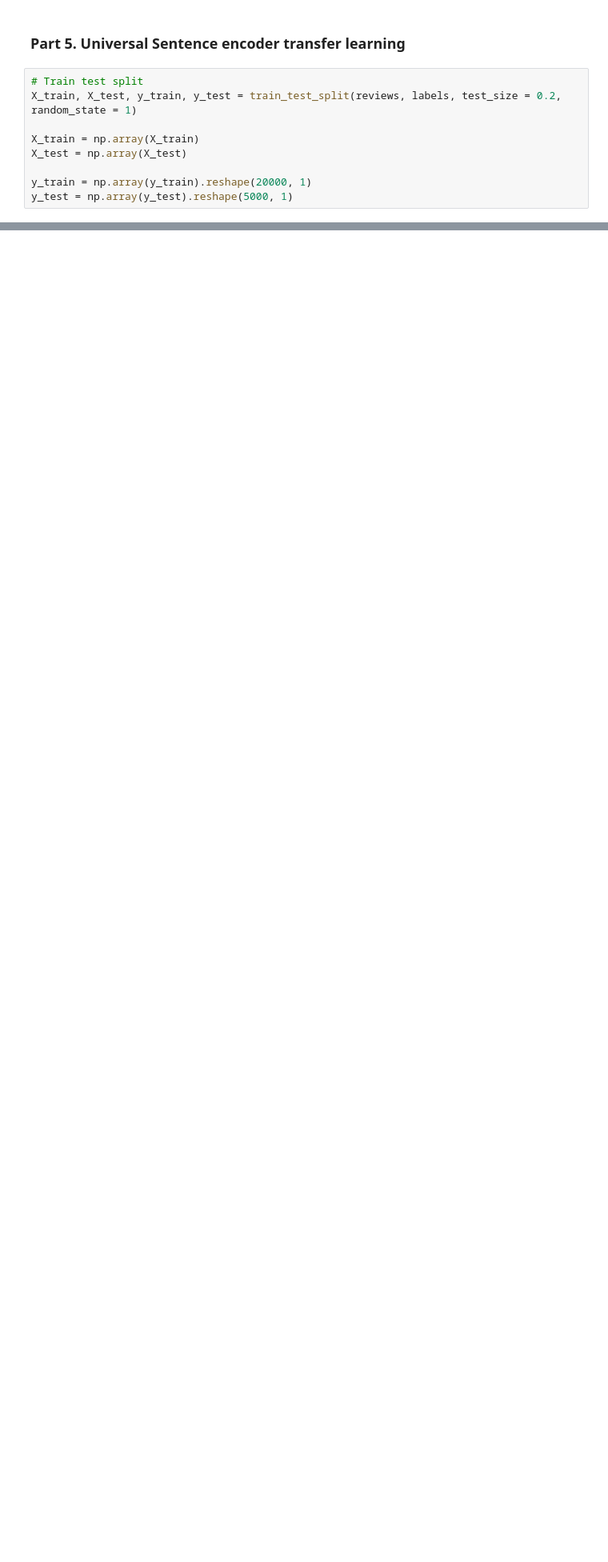
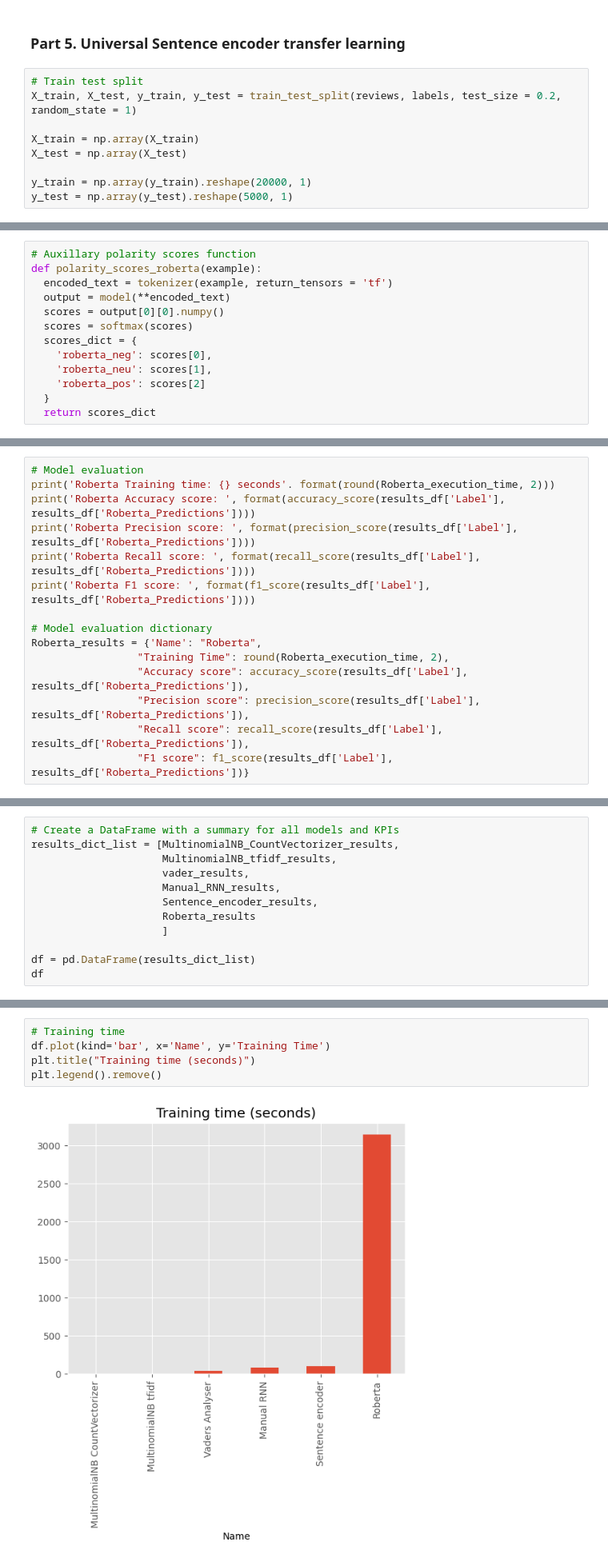
Before and after one commit to CalesSla/NLP_Sentiment_Analysis_mini_projects_V2, a Jupyter notebook: IMDB_reviews_model_selection.ipynb, the cells around one changed output, grey strips where cells are left out. Shown at 80% size. Drawn from its saved outputs; the diff is of its cells as text; blank space fills up the shorter version.

Commit message:
Roberta model + model summary table + KPI visualisation

```diff
--- a/IMDB_reviews_model_selection.ipynb
+++ b/IMDB_reviews_model_selection.ipynb
@@ -505,0 +510,13 @@ hi
+# %%
+# Auxillary polarity scores function
+def polarity_scores_roberta(example):
+  encoded_text = tokenizer(example, return_tensors = 'tf')
+  output = model(**encoded_text)
+  scores = output[0][0].numpy()
+  scores = softmax(scores)
+  scores_dict = {
+    'roberta_neg': scores[0],
+    'roberta_neu': scores[1],
+    'roberta_pos': scores[2]
+  }
+  return scores_dict
@@ -505,0 +563,15 @@ hi
+# %%
+# Model evaluation
+print('Roberta Training time: {} seconds'. format(round(Roberta_execution_time, 2)))
+print('Roberta Accuracy score: ', format(accuracy_score(results_df['Label'], results_df['Roberta_Predictions'])))
+print('Roberta Precision score: ', format(precision_score(results_df['Label'], results_df['Roberta_Predictions'])))
+print('Roberta Recall score: ', format(recall_score(results_df['Label'], results_df['Roberta_Predictions'])))
+print('Roberta F1 score: ', format(f1_score(results_df['Label'], results_df['Roberta_Predictions'])))
+
+# Model evaluation dictionary
+Roberta_results = {'Name': "Roberta",
+                 "Training Time": round(Roberta_execution_time, 2),
+                 "Accuracy score": accuracy_score(results_df['Label'], results_df['Roberta_Predictions']),
+                 "Precision score": precision_score(results_df['Label'], results_df['Roberta_Predictions']),
+                 "Recall score": recall_score(results_df['Label'], results_df['Roberta_Predictions']),
+                 "F1 score": f1_score(results_df['Label'], results_df['Roberta_Predictions'])}
@@ -505,0 +586,12 @@ hi
+# %%
+# Create a DataFrame with a summary for all models and KPIs
+results_dict_list = [MultinomialNB_CountVectorizer_results,
+                     MultinomialNB_tfidf_results,
+                     vader_results,
+                     Manual_RNN_results,
+                     Sentence_encoder_results,
+                     Roberta_results
+                     ]
+
+df = pd.DataFrame(results_dict_list)
+df
@@ -505,0 +606,7 @@ hi
+# %%
+# Training time
+df.plot(kind='bar', x='Name', y='Training Time')
+plt.title("Training time (seconds)")
+plt.legend().remove()
+# %% [output]
+[figure, added]
```
Also changed, not shown: parts of 18 cells of this notebook.
